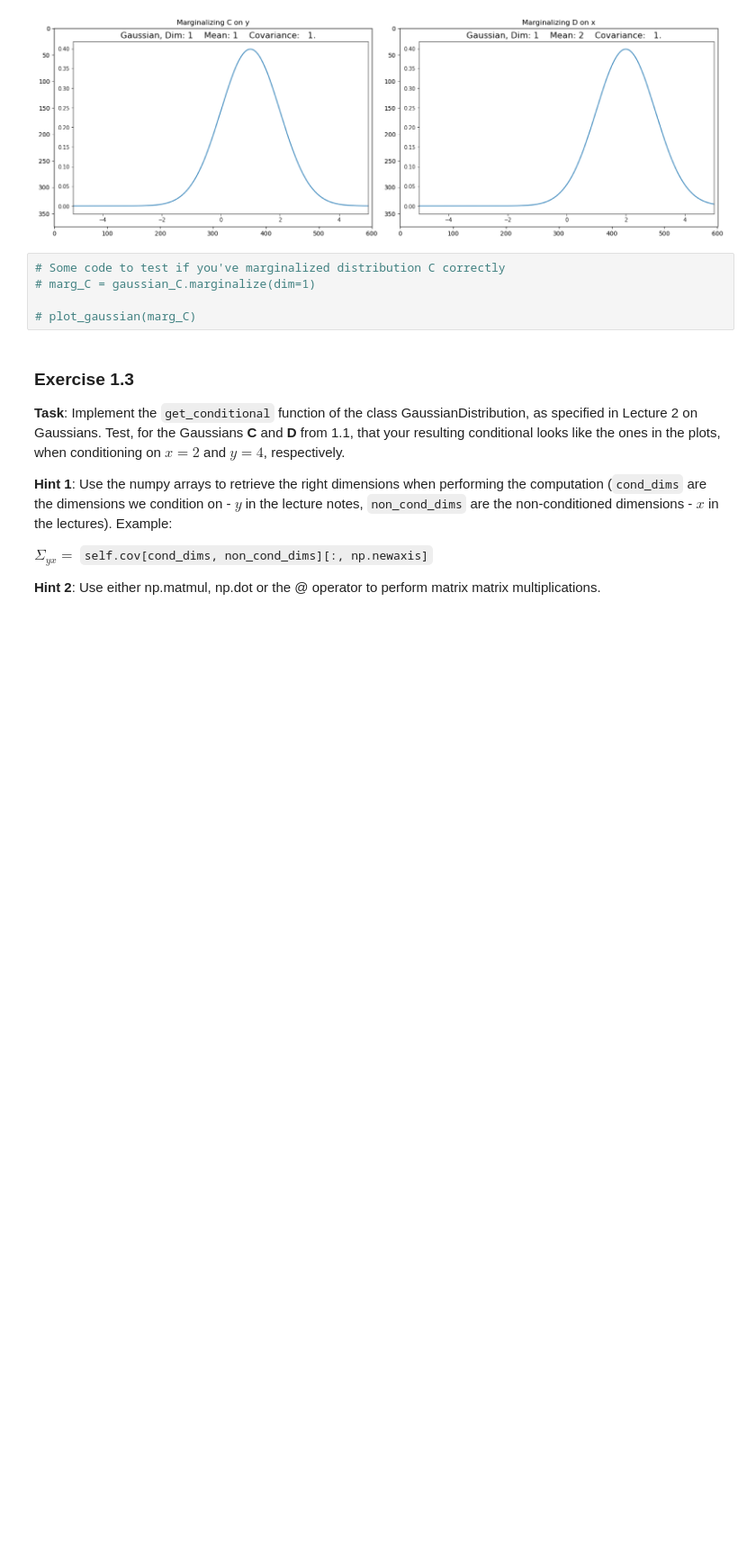
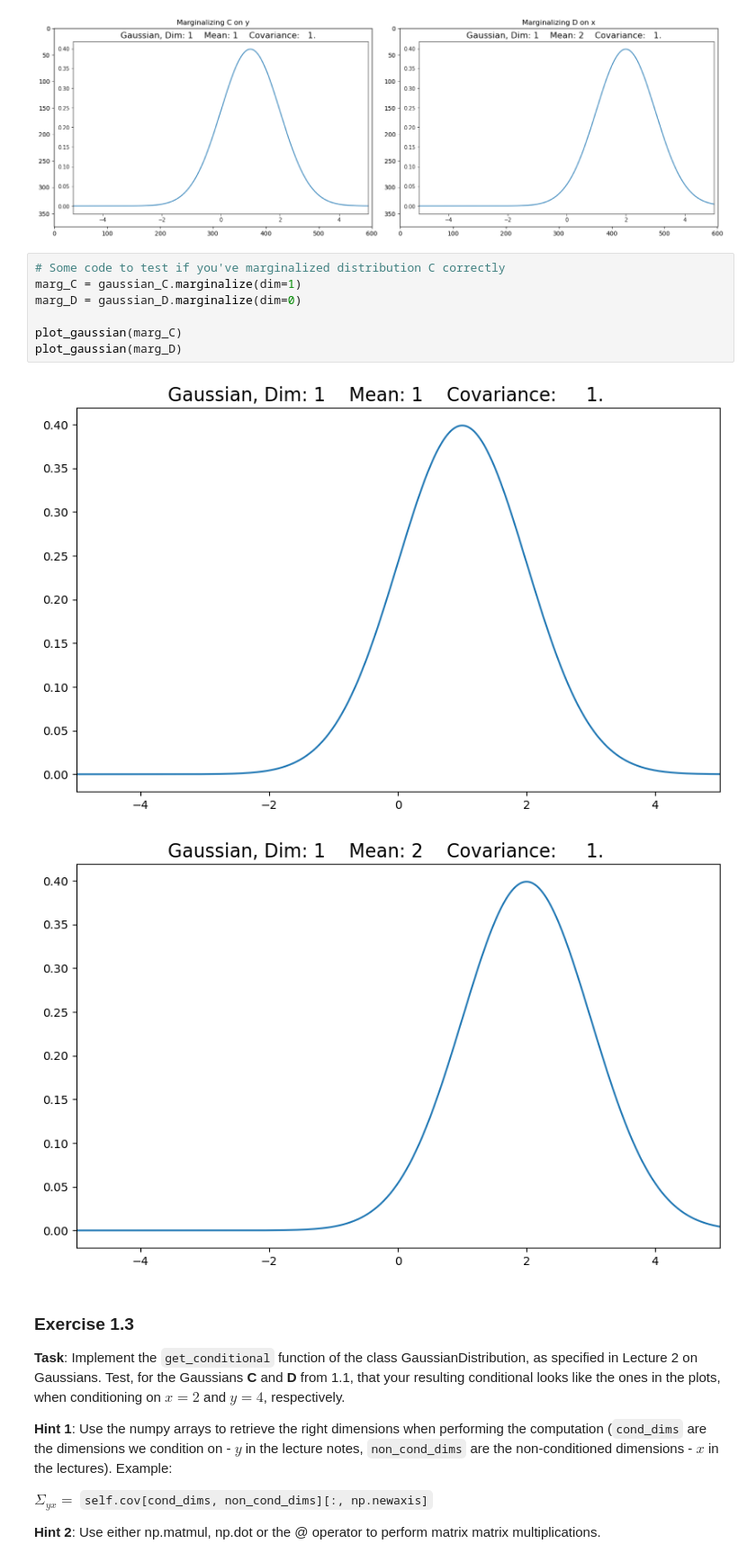
Before and after one commit to JoaquimGouveia/EDAN96_AppliedMachineLearning, a Jupyter notebook: lab2/lab2_intro_math.ipynb, the cells around one changed output. Shown at 90% size. Cells and saved outputs as stored; diff of their text form; blank space fills up the shorter version.

```diff
--- a/lab2/lab2_intro_math.ipynb
+++ b/lab2/lab2_intro_math.ipynb
@@ -257,9 +298,14 @@ show_marginals()
 [figure]
 # %%
 # Some code to test if you've marginalized distribution C correctly
-# marg_C = gaussian_C.marginalize(dim=1)
+marg_C = gaussian_C.marginalize(dim=1)
+marg_D = gaussian_D.marginalize(dim=0)
 
-# plot_gaussian(marg_C)
+plot_gaussian(marg_C)
+plot_gaussian(marg_D)
+# %% [output]
+[figure, added]
+[figure, added]
 # %% [markdown]
 ### Exercise 1.3
 __Task__: Implement the `get_conditional` function of the class GaussianDistribution, as specified in Lecture 2 on Gaussians. Test, for the Gaussians __C__ and __D__ from 1.1, that your resulting conditional looks like the ones in the plots, when conditioning on $x=2$ and $y=4$, respectively.
```
Also changed, not shown: parts of 36 cells of this notebook.
